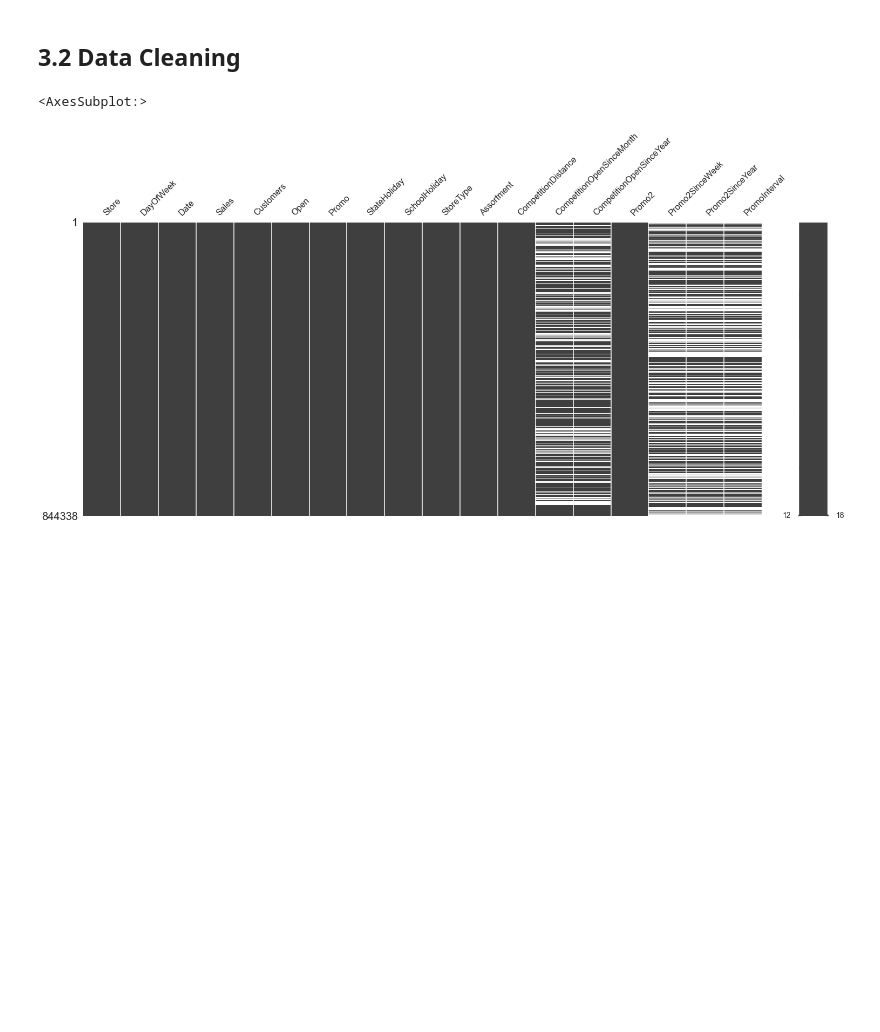
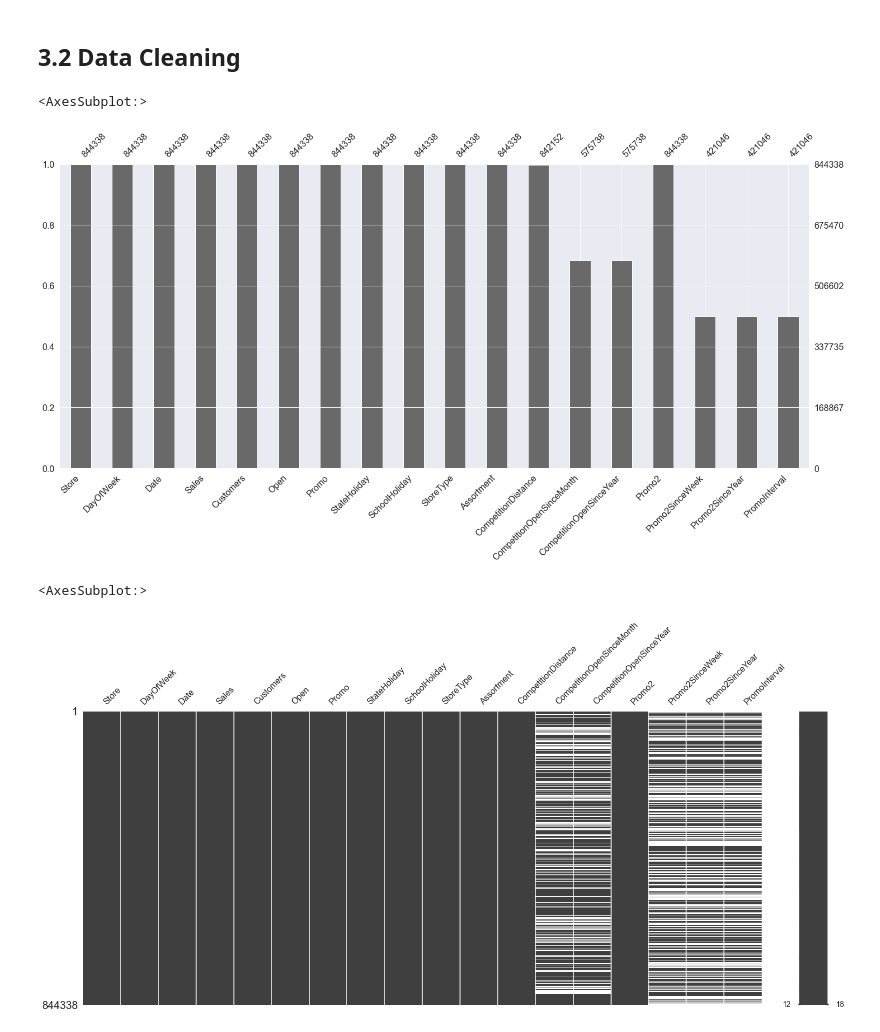
Before and after one commit to lucasstelm/rossman_sales, a Jupyter notebook: notebooks/rossman_sales_prediction.ipynb, the cells around one changed output. Cells and saved outputs as stored; diff of their text form; code cells hidden in the pictures; blank space fills up the shorter version.

```diff
--- a/notebooks/rossman_sales_prediction.ipynb
+++ b/notebooks/rossman_sales_prediction.ipynb
@@ -143,5 +203,10 @@ Number of columns: 18
 # %% [markdown]
 ## 3.2 Data Cleaning
+# %%
+msno.bar(df)
+# %% [output]
+<AxesSubplot:>
+[figure, added]
 # %%
 msno.matrix(df)
 # %% [output]
```
Also changed, not shown: parts of 35 cells of this notebook.
